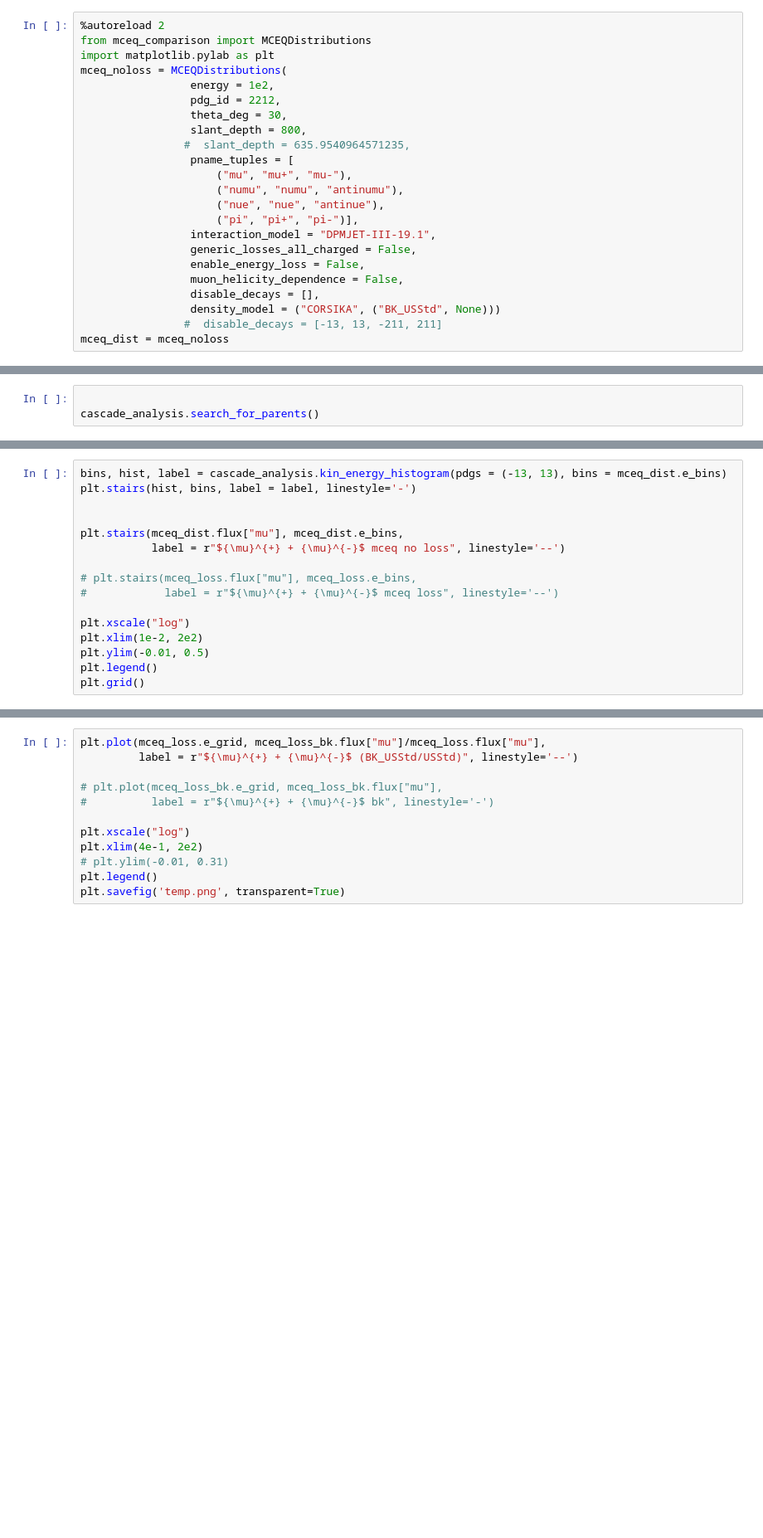
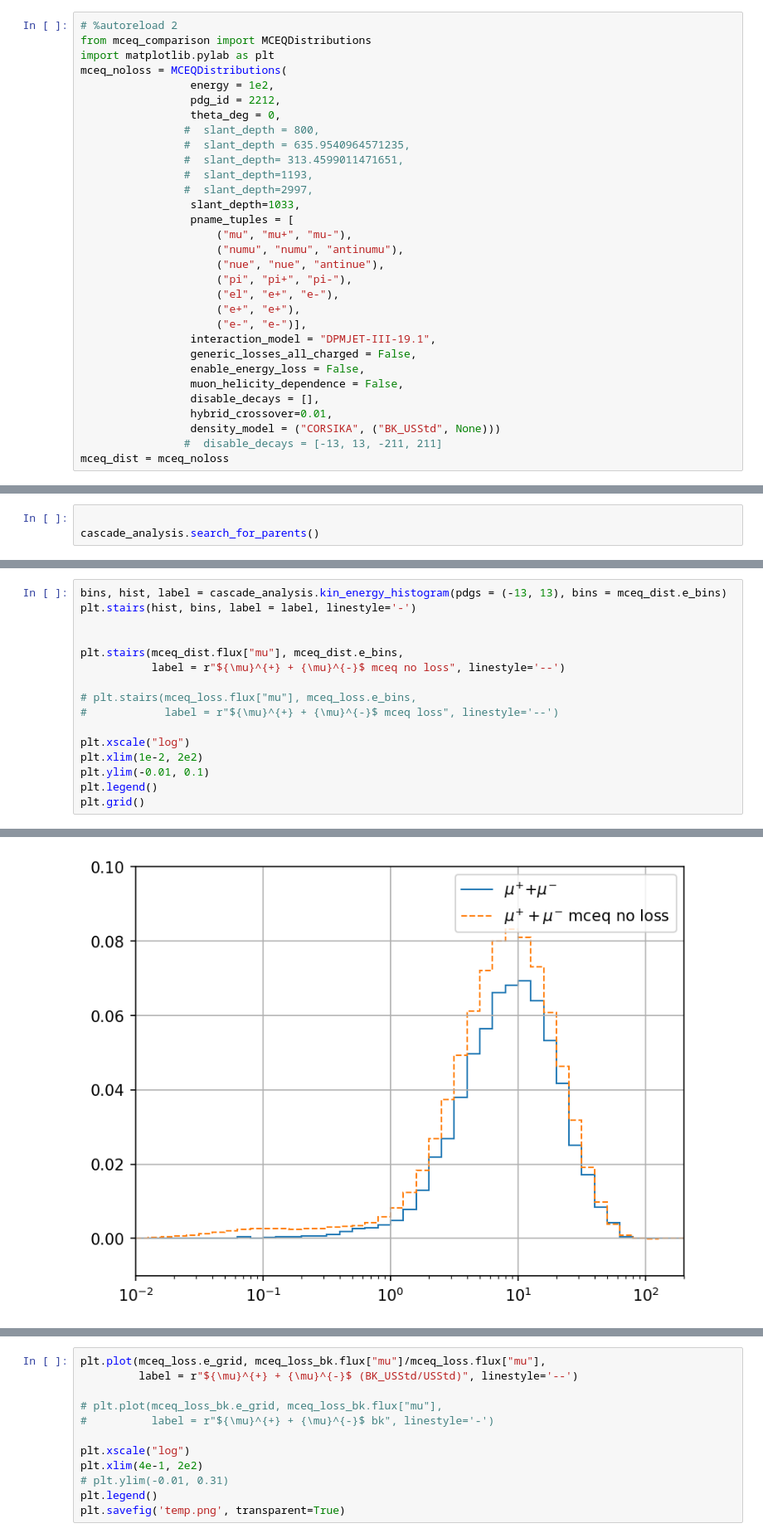
Before and after one commit to jncots/xmax_sigma, a Jupyter notebook: flincpy/test_cas_driver.ipynb, the cells around one changed output, grey strips where cells are left out. Shown at 83% size. Cells and saved outputs as stored; diff of their text form; blank space fills up the shorter version.

```diff
--- a/flincpy/test_cas_driver.ipynb
+++ b/flincpy/test_cas_driver.ipynb
@@ -51,23 +195,31 @@ cascade_analysis.plot_energy_list(pids = [-13, 13, -14, 14, -11, 11, 2212, 2112,
 # %%
-%autoreload 2
+# %autoreload 2
 from mceq_comparison import MCEQDistributions
 import matplotlib.pylab as plt
 mceq_noloss = MCEQDistributions(
                  energy = 1e2,
                  pdg_id = 2212,
-                 theta_deg = 30,
-                 slant_depth = 800,
+                 theta_deg = 0,
+                #  slant_depth = 800,
                 #  slant_depth = 635.9540964571235,
+                #  slant_depth= 313.4599011471651,
+                #  slant_depth=1193,
+                #  slant_depth=2997,
+                 slant_depth=1033,
                  pname_tuples = [
                      ("mu", "mu+", "mu-"),
                      ("numu", "numu", "antinumu"),
                      ("nue", "nue", "antinue"),
-                     ("pi", "pi+", "pi-")],
+                     ("pi", "pi+", "pi-"),
+                     ("el", "e+", "e-"),
+                     ("e+", "e+"),
+                     ("e-", "e-")],
                  interaction_model = "DPMJET-III-19.1",
                  generic_losses_all_charged = False,
                  enable_energy_loss = False,
                  muon_helicity_dependence = False,
                  disable_decays = [],
+                 hybrid_crossover=0.01,
                  density_model = ("CORSIKA", ("BK_USStd", None)))
                 #  disable_decays = [-13, 13, -211, 211]
 mceq_dist = mceq_noloss
@@ -155,6 +454,7 @@ plt.stairs(mceq_dist.flux["mu"], mceq_dist.e_bins,
 
 plt.xscale("log")
 plt.xlim(1e-2, 2e2)
-plt.ylim(-0.01, 0.5)
+plt.ylim(-0.01, 0.1)
 plt.legend()
 plt.grid()
+# %% [output]
@@ -160,0 +463 @@ plt.grid()
+[figure, added]
```
Also changed, not shown: parts of 18 cells of this notebook, 18 other files.
